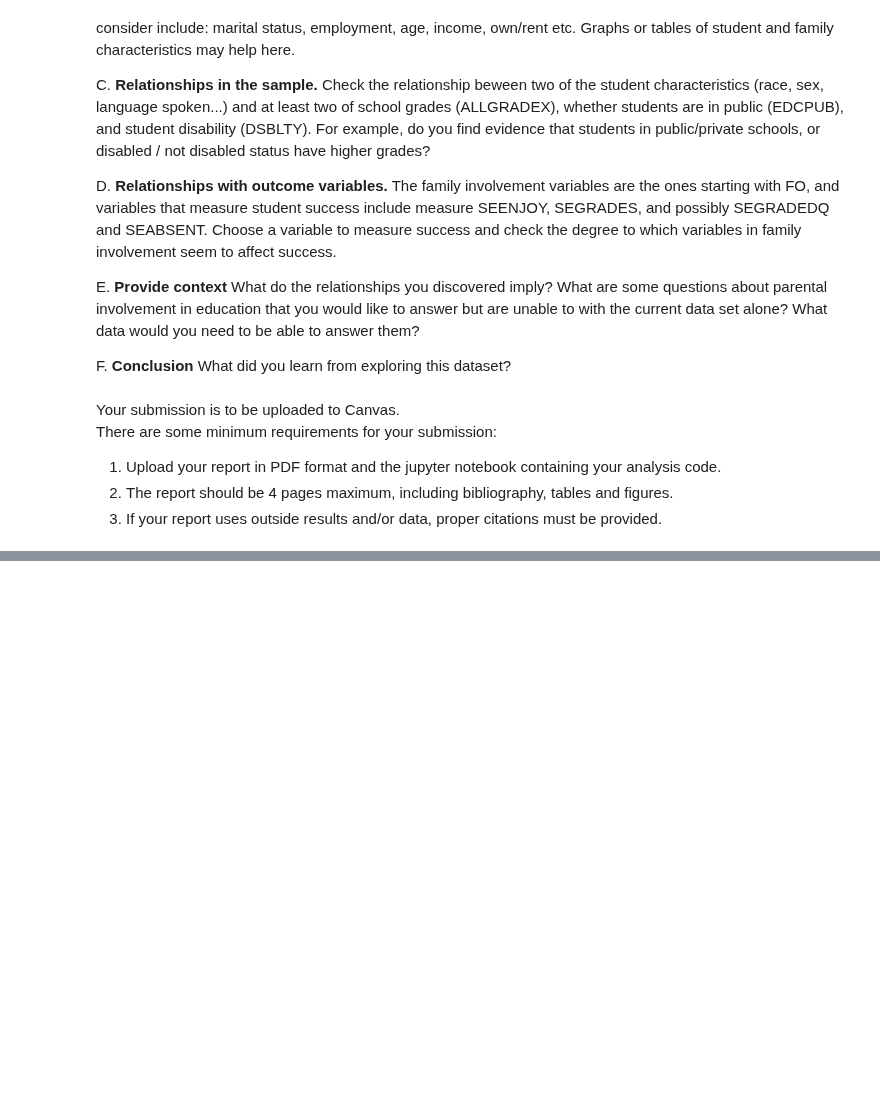
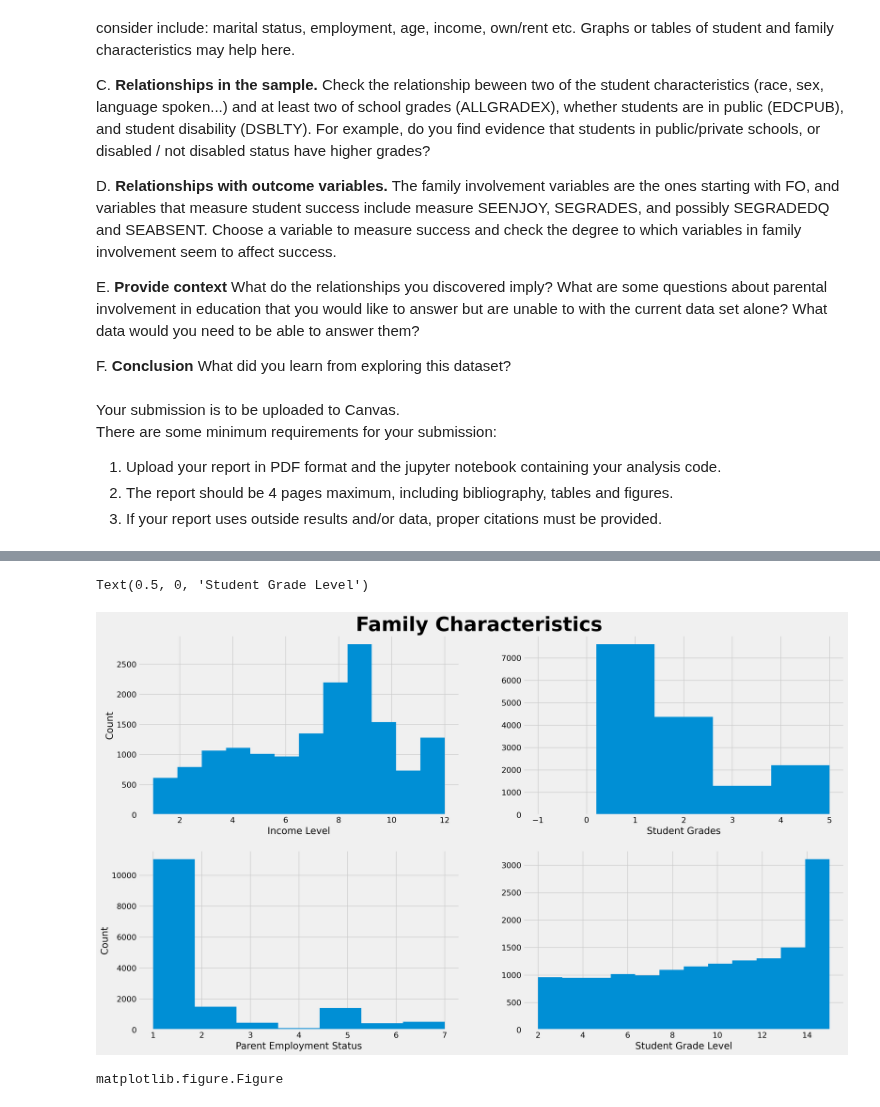
Before and after one commit to mattzhao-R/data-118, a Jupyter notebook: Project118_Fall22.ipynb, the cells around one changed output, grey strips where cells are left out. Cells and saved outputs as stored; diff of their text form; code cells hidden in the pictures; blank space fills up the shorter version.

```diff
--- a/Project118_Fall22.ipynb
+++ b/Project118_Fall22.ipynb
@@ -76,0 +134,30 @@ There are some minimum requirements for your submission:
+# %%
+fig, axs = plt.subplots(2, 2)
+fig.suptitle('Family Characteristics', y = 0.92, fontsize = 35, fontweight='bold')
+fig.set_size_inches(20, 12)
+fig.set_dpi(250)
+
+# Income
+axs[0,0].hist(proj1_df['TTLHHINC'],bins = 12)
+axs[0,0].set_xlabel('Income Level')
+axs[0,0].set_ylabel('Count')
+
+# Student Grades
+axs[0,1].hist(proj1_df['SEGRADES'],bins = 5)
+axs[0,1].set_xlabel('Student Grades')
+
+# Parent Employment
+axs[1,0].hist(proj1_df['P1EMPL'],bins = 7)
+axs[1,0].set_xlabel('Parent Employment Status')
+axs[1,0].set_ylabel('Count')
+
+# Grade Level
+axs[1,1].hist(proj1_df['ALLGRADEX'],bins = 12)
+axs[1,1].set_xlabel('Student Grade Level')
+# %% [output]
+Text(0.5, 0, 'Student Grade Level')
+[figure, added]
+# %%
+type(fig)
+# %% [output]
+matplotlib.figure.Figure
```
Also changed, not shown: parts of 12 cells of this notebook.
